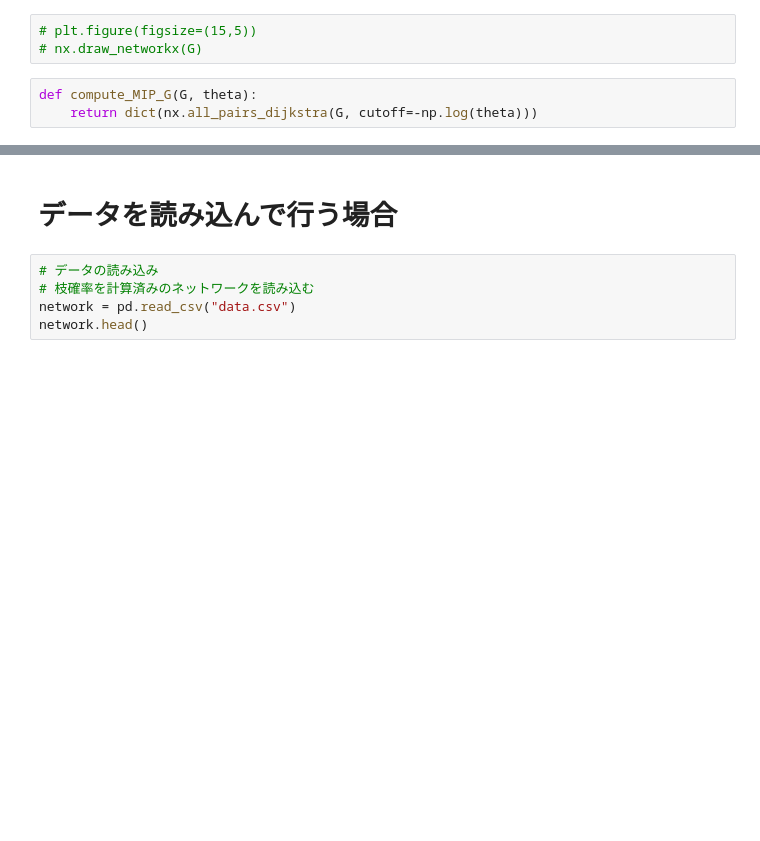
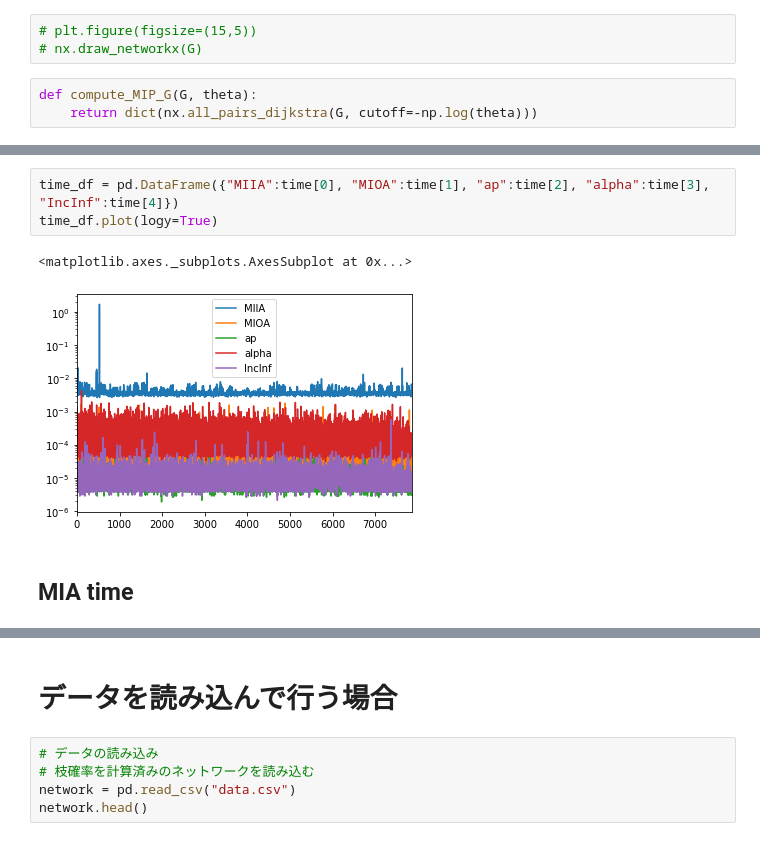
Before and after one commit to plue1011/code, a Jupyter notebook: MIA.ipynb, the cells around one changed output, grey strips where cells are left out. Drawn from its saved outputs; the diff is of its cells as text; blank space fills up the shorter version.

```diff
--- a/MIA.ipynb
+++ b/MIA.ipynb
@@ -203,0 +401,8 @@ def compute_MIA(G, k, theta):
+# %%
+time_df = pd.DataFrame({"MIIA":time[0], "MIOA":time[1], "ap":time[2], "alpha":time[3], "IncInf":time[4]})
+time_df.plot(logy=True)
+# %% [output]
+<matplotlib.axes._subplots.AxesSubplot at 0x...>
+[figure, added]
+# %% [markdown]
+## MIA time
```
Also changed, not shown: parts of 37 cells of this notebook.
